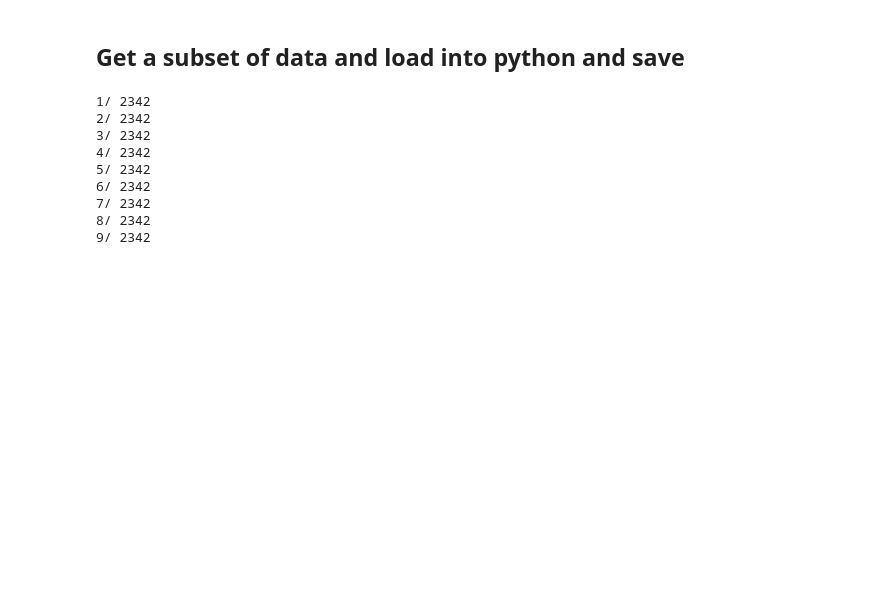
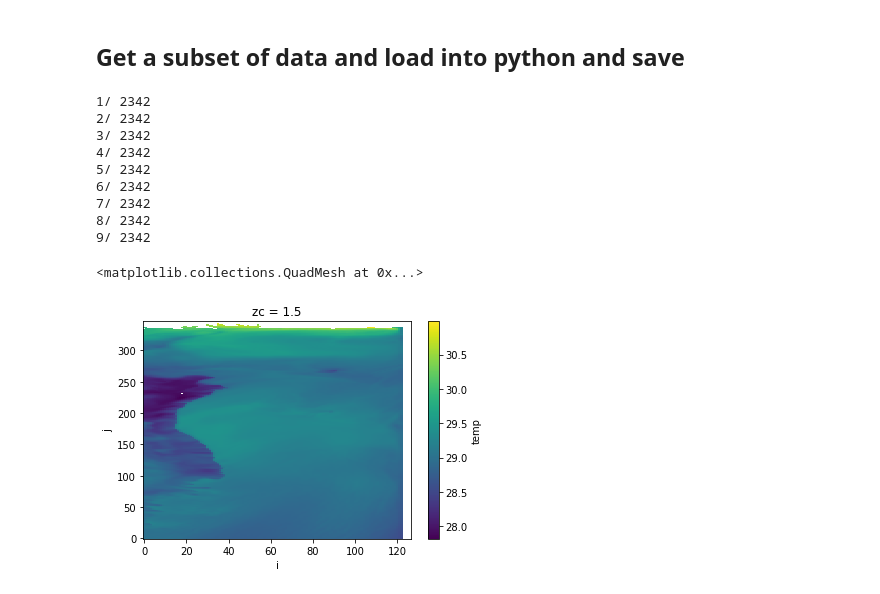
Before and after one commit to maximemarin/intake-OISST, a Jupyter notebook: Jim_GBR.ipynb, the cells around one changed output. Saved outputs shown, nothing was run; the diff lists cells and outputs as text; code cells hidden in the pictures; blank space fills up the shorter version.

```diff
--- a/Jim_GBR.ipynb
+++ b/Jim_GBR.ipynb
@@ -55,20 +55,30 @@ def get_data(dataset, bbox, var):
     nc = ncss.NCSS(dataset.access_urls['NetcdfSubset'])
     query = nc.query()
     query.lonlat_box(north=bbox[0],south=bbox[1],east=bbox[2],west=bbox[3])
-    query.variables(var)
+    query.variables(*var)
 
     data = nc.get_data(query)
     ds = xr.open_dataset(xr.backends.NetCDF4DataStore(data))
     return ds
 
-bbox = [10,-12,147,144]
+bbox = [10,-12,147,144]#select box
+var = ['temp','u','v']#select var
+
+# for time, change the i indices, right now, it gets all first time indices
 for i in range(1,10):#range(1,len(dts)+1):
-    ds = get_data(dts[i],bbox,'temp')
+    ds = get_data(dts[i],bbox,var)
     if i != 1:
         data = xr.concat([data,ds],dim = 'time')
     else:
         data = ds
     print(str(i) + '/ ' + str(len(dts)+1))
+
+# fix dimensions
+data['longitude'] = data.longitude[1,:]
+data['latitude'] = data.latitude[:,1]
+data = data.swap_dims({'j':'latitude','i':'longitude','k':'zc'})
+
+data
 # %% [output]
 1/ 2342
 2/ 2342
@@ -79,6 +89,11 @@ for i in range(1,10):#range(1,len(dts)+1):
 7/ 2342
 8/ 2342
 9/ 2342
+# %%
+data.temp.isel(zc = -1).mean(dim = 'time').plot()
+# %% [output]
+<matplotlib.collections.QuadMesh at 0x...>
+[figure, added]
 # %%
 #save as nc
 data.to_netcdf('example.nc')
```
